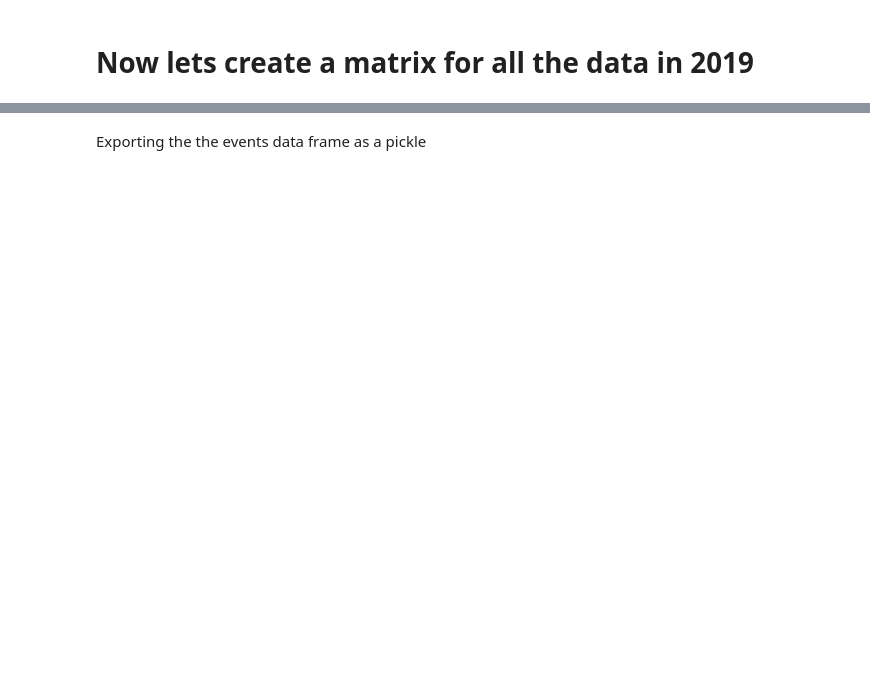
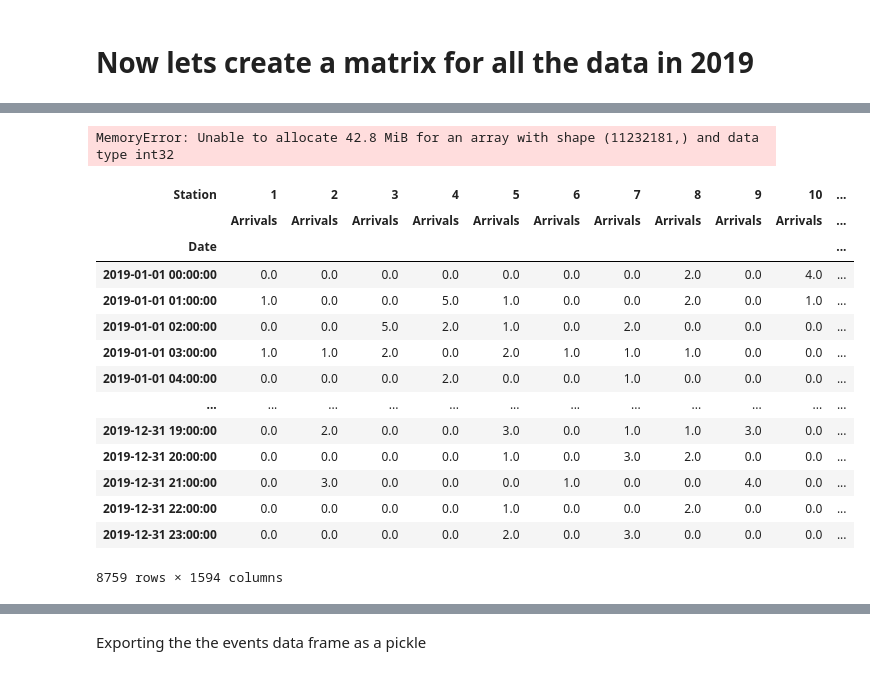
Before and after one commit to elrhmo/TfL_Bike_Analysis, a Jupyter notebook: data_prep.ipynb, the cells around one changed output, grey strips where cells are left out. Cells and saved outputs as stored; diff of their text form; code cells hidden in the pictures; blank space fills up the shorter version.

```diff
--- a/data_prep.ipynb
+++ b/data_prep.ipynb
@@ -766,7 +618,0 @@ def compute_both_events(df):
-# %%
-events = compute_both_events(bd_Jul_2019_clean2)
-# %%
-# Several files may have contained entries for the same hour, which means
-# that events has duplicate entries in the index. Get rid of them by
-# summing.
-events = events.groupby("Date").sum().sort_index()
@@ -814,3 +618,0 @@ test = events.rename(mapper=new_dict, axis=1, level=0)
-# %%
-df = test.sort_index(axis=1, level=0)
-df.head()
@@ -836,17 +647,11 @@ bike_data_2022 = df_2022.copy()
 # %%
 def clean_datetime_column(df, colname, roundto="H"):
     """Parse df[colname] from strings to datetime objects, and round the times
-    to the nearest hour. Also chop off from df any rows with times before
-    2010-07-30 or after 2020-01-01, since these are nonsense. df is partially
-    modified in place, but the return value should still be used.
+    to the nearest hour.
     """
-    if len(str(df[colname].iloc[0])) > 16:
-        format = "%d/%m/%Y %H:%M:%S"
-    else:
-        format = "%d/%m/%Y %H:%M"
+
+    format = "%d/%m/%Y %H:%M"
     df.loc[:, colname] = pd.to_datetime(df[colname], format=format)
     df.loc[:, colname] = df[colname].dt.round(roundto)
-    early_cutoff = pd.Timestamp(2010, 7, 30)  # When the program started.
-    late_cutoff = pd.Timestamp(2020, 1, 1)  # Approximately now.
-    df = df[(late_cutoff > df[colname]) & (df[colname] >= early_cutoff)]
+
     return df
@@ -951,2 +734,6 @@ ValueError: time data '2022-09-18 23:50' does not match format '%d/%m/%Y %H:%M'
+# %%
+bd_data_2022_clean2.sort_values(by="Start Date")
+# %% [output]
+MemoryError: Unable to allocate 42.8 MiB for an array with shape (11232181,) and data type int32
 # %%
 events_data_2019 = compute_both_events(bd_data_2019_clean2)
@@ -954,3 +743,21 @@ events_data_2019 = compute_both_events(bd_data_2019_clean2)
 # Finally rename the columns according to the chosen names for stations.
 events_2019 = events_data_2019.rename(mapper=station_allnames_newdic, axis=1, level=0)
 events_2019 = events_2019.sort_index(axis=1, level=0)
+# %%
+events_data_2019
+# %% [output]
+| Station | 1 | 2 | 3 | 4 | 5 | 6 | 7 | 8 | 9 | 10 | ... |
+|  | Arrivals | Arrivals | Arrivals | Arrivals | Arrivals | Arrivals | Arrivals | Arrivals | Arrivals | Arrivals | ... |
+| Date |  |  |  |  |  |  |  |  |  |  | ... |
+| 2019-01-01 00:00:00 | 0.0 | 0.0 | 0.0 | 0.0 | 0.0 | 0.0 | 0.0 | 2.0 | 0.0 | 4.0 | ... |
+| 2019-01-01 01:00:00 | 1.0 | 0.0 | 0.0 | 5.0 | 1.0 | 0.0 | 0.0 | 2.0 | 0.0 | 1.0 | ... |
+| 2019-01-01 02:00:00 | 0.0 | 0.0 | 5.0 | 2.0 | 1.0 | 0.0 | 2.0 | 0.0 | 0.0 | 0.0 | ... |
+| 2019-01-01 03:00:00 | 1.0 | 1.0 | 2.0 | 0.0 | 2.0 | 1.0 | 1.0 | 1.0 | 0.0 | 0.0 | ... |
+| 2019-01-01 04:00:00 | 0.0 | 0.0 | 0.0 | 2.0 | 0.0 | 0.0 | 1.0 | 0.0 | 0.0 | 0.0 | ... |
+| ... | ... | ... | ... | ... | ... | ... | ... | ... | ... | ... | ... |
+| 2019-12-31 19:00:00 | 0.0 | 2.0 | 0.0 | 0.0 | 3.0 | 0.0 | 1.0 | 1.0 | 3.0 | 0.0 | ... |
+| 2019-12-31 20:00:00 | 0.0 | 0.0 | 0.0 | 0.0 | 1.0 | 0.0 | 3.0 | 2.0 | 0.0 | 0.0 | ... |
+| 2019-12-31 21:00:00 | 0.0 | 3.0 | 0.0 | 0.0 | 0.0 | 1.0 | 0.0 | 0.0 | 4.0 | 0.0 | ... |
+| 2019-12-31 22:00:00 | 0.0 | 0.0 | 0.0 | 0.0 | 1.0 | 0.0 | 0.0 | 2.0 | 0.0 | 0.0 | ... |
+| 2019-12-31 23:00:00 | 0.0 | 0.0 | 0.0 | 0.0 | 2.0 | 0.0 | 3.0 | 0.0 | 0.0 | 0.0 | ... |
+8759 rows × 1594 columns
```
Also changed, not shown: parts of 55 cells of this notebook.
